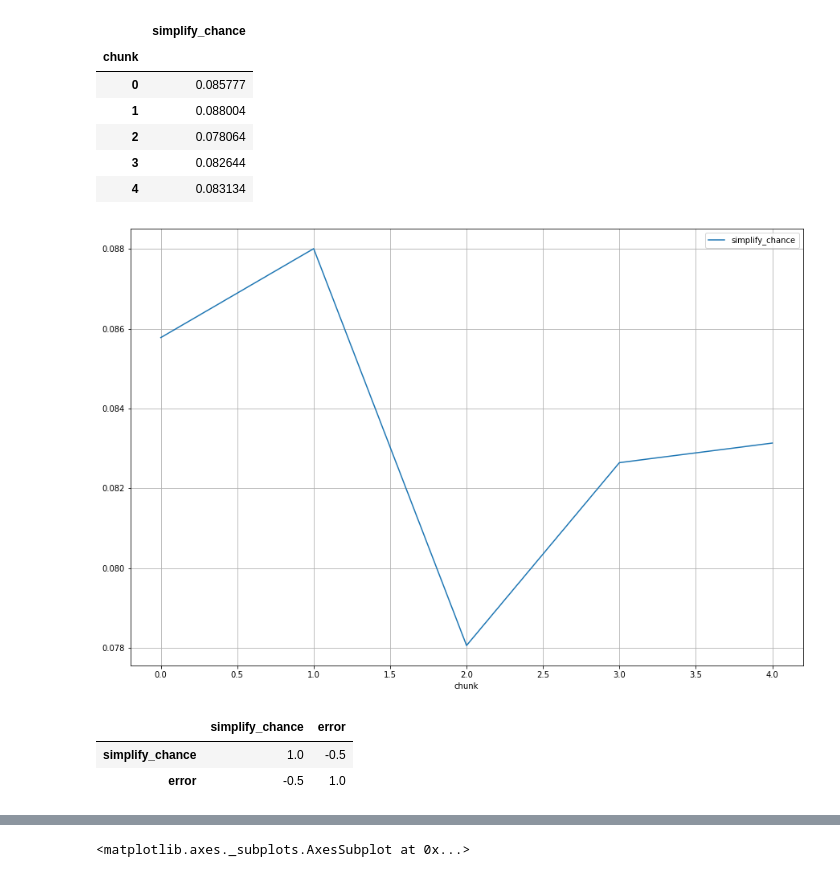
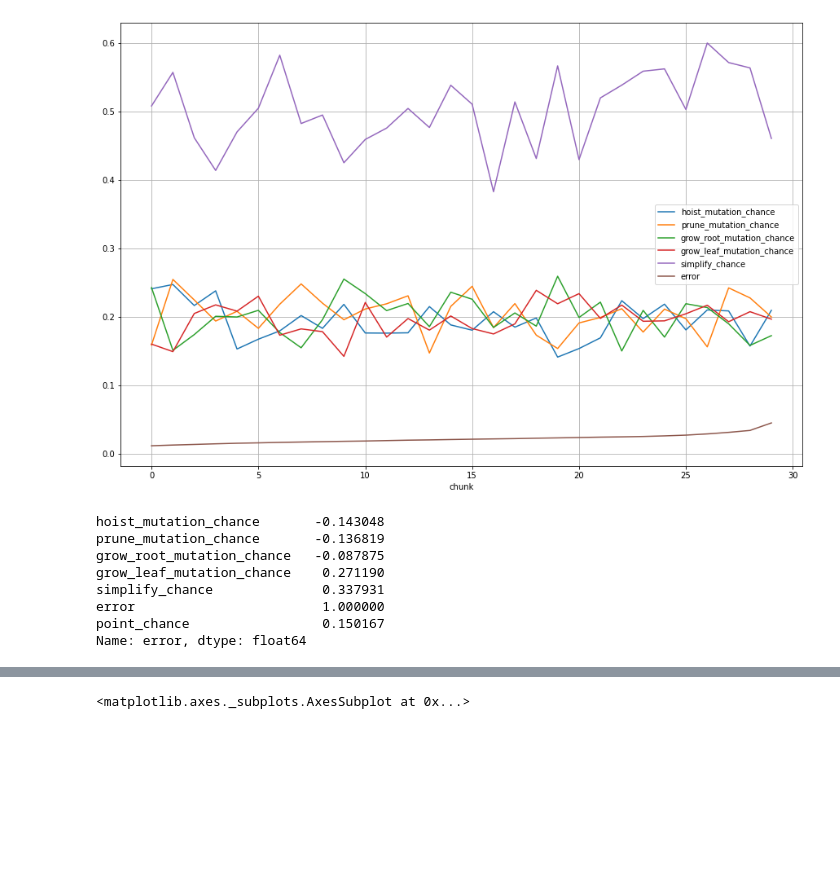
Before and after one commit to danuker/symreg, a Jupyter notebook: Metaopt.ipynb, the cells around one changed output, grey strips where cells are left out. Saved outputs shown, nothing was run; the diff lists cells and outputs as text; code cells hidden in the pictures; blank space fills up the shorter version.

Commit message:
Simplify simplification; add pruning; optimize

```diff
--- a/Metaopt.ipynb
+++ b/Metaopt.ipynb
@@ -71,8 +82,9 @@ Complete. {'generations': 193, 'stagnated_generations': 0, 'duration': 3.0429742
 pd.DataFrame(results).sort_values('error').to_csv('metaopt.tsv', sep='\t', index=False)
 # %%
 resdf = pd.read_csv('metaopt.tsv', sep='\t').sort_values('error').dropna()
+resdf['point_chance'] = 1-resdf[['hoist_mutation_chance', 'prune_mutation_chance', 'grow_root_mutation_chance', 'grow_leaf_mutation_chance']].sum(axis=1)
 
-split = list(map(int, np.linspace(0, 100, 6)[1:]))
+split = list(map(int, np.linspace(0, 100, 31)[1:]))
 percs = [s/100 for s in split]
 names = [f'{s}%' for s in split]
 percentiles = resdf['error'].describe(percentiles=percs).loc[names]
@@ -100,20 +123,18 @@ resdf[['simplify_chance', 'error']].plot(x='simplify_chance', style='.')
 # %%
 noerror = final_res.iloc[:, :-2]
 noerror.plot(figsize=(15, 10), grid=True)
-noerror
+noerror /= noerror.mean()
 # %% [output]
-|  | simplify_chance |
-| chunk |  |
-| 0 | 0.085777 |
-| 1 | 0.088004 |
-| 2 | 0.078064 |
-| 3 | 0.082644 |
-| 4 | 0.083134 |
-[figure, old version]
+[figure, new version]
 # %%
-final_res.iloc[:, :-1].corr('spearman')
+final_res.iloc[:, :-1].corr('spearman')['error']
 # %% [output]
-|  | simplify_chance | error |
-| simplify_chance | 1.0 | -0.5 |
-| error | -0.5 | 1.0 |
+hoist_mutation_chance       -0.143048
+prune_mutation_chance       -0.136819
+grow_root_mutation_chance   -0.087875
+grow_leaf_mutation_chance    0.271190
+simplify_chance              0.337931
+error                        1.000000
+point_chance                 0.150167
+Name: error, dtype: float64
 # %%
```
Also changed, not shown: parts of 7 cells of this notebook, 5 other files.
